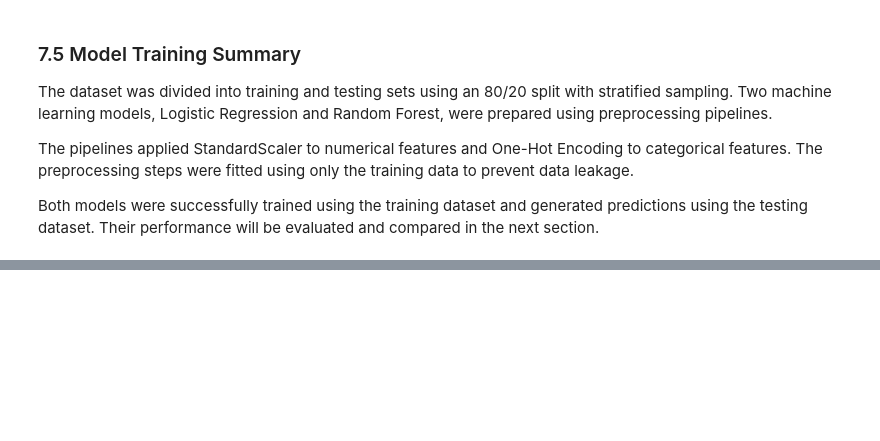
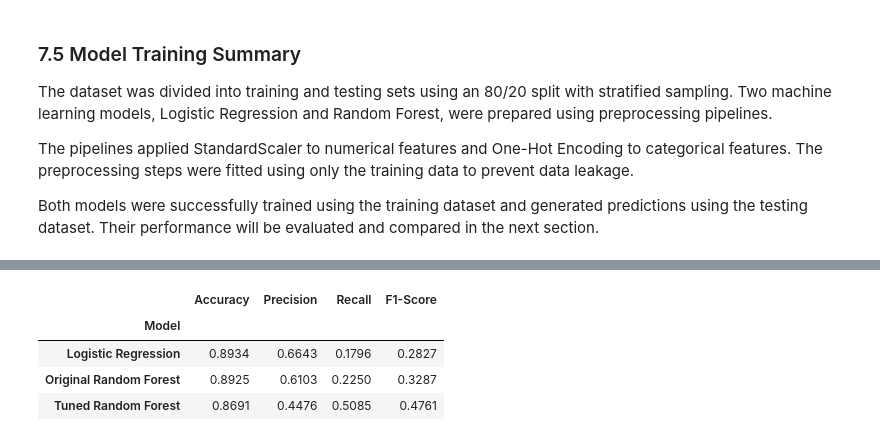
Before and after one commit to jw-mc/mac-1-finals, a Jupyter notebook: BankReach_Project.ipynb, the cells around one changed output, grey strips where cells are left out. Saved outputs shown, nothing was run; the diff lists cells and outputs as text; code cells hidden in the pictures; blank space fills up the shorter version.

```diff
--- a/BankReach_Project.ipynb
+++ b/BankReach_Project.ipynb
@@ -903,0 +1254,38 @@ Both models were successfully trained using the training dataset and generated p
+# %%
+# Create a comparison table for all three models
+model_comparison = pd.DataFrame({
+    "Model": [
+        "Logistic Regression",
+        "Original Random Forest",
+        "Tuned Random Forest"
+    ],
+    "Accuracy": [
+        logistic_test_accuracy,
+        random_forest_test_accuracy,
+        tuned_rf_accuracy
+    ],
+    "Precision": [
+        logistic_test_precision,
+        random_forest_test_precision,
+        tuned_rf_precision
+    ],
+    "Recall": [
+        logistic_test_recall,
+        random_forest_test_recall,
+        tuned_rf_recall
+    ],
+    "F1-Score": [
+        logistic_test_f1,
+        random_forest_test_f1,
+        tuned_rf_f1
+    ]
+})
+
+# Display comparison table
+model_comparison.set_index("Model").round(4)
+# %% [output]
+|  | Accuracy | Precision | Recall | F1-Score |
+| Model |  |  |  |  |
+| Logistic Regression | 0.8934 | 0.6643 | 0.1796 | 0.2827 |
+| Original Random Forest | 0.8925 | 0.6103 | 0.2250 | 0.3287 |
+| Tuned Random Forest | 0.8691 | 0.4476 | 0.5085 | 0.4761 |
```
Also changed, not shown: parts of 27 cells of this notebook.
